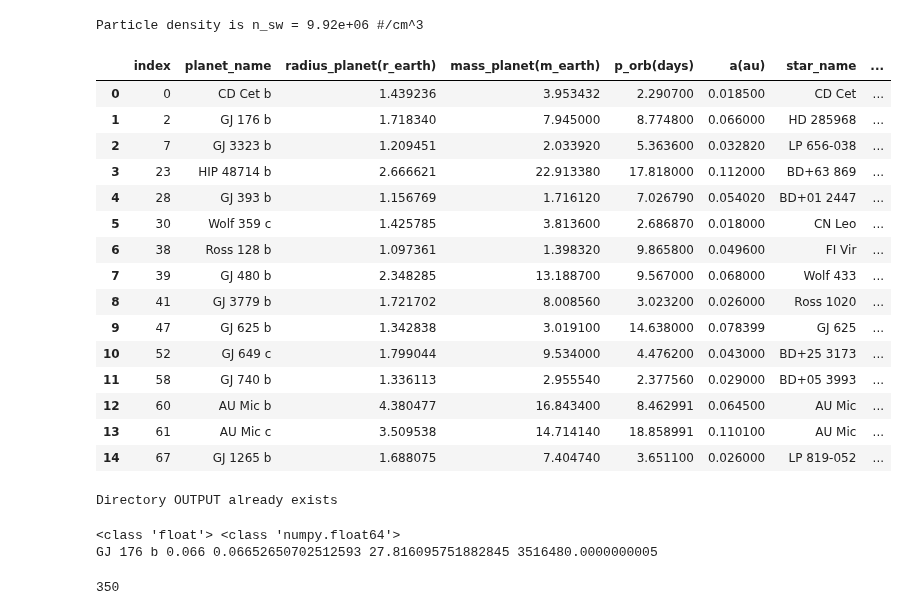
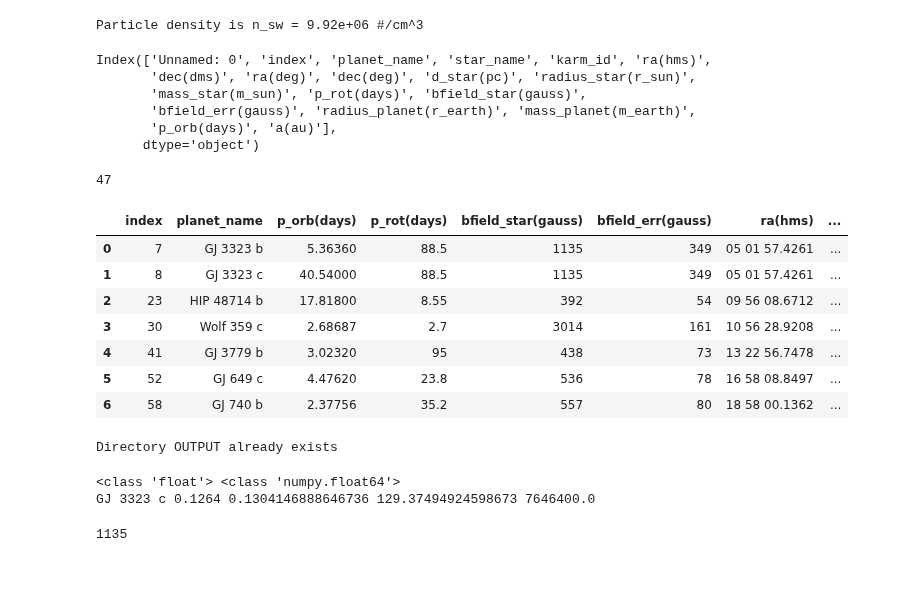
Before and after one commit to mapereztorres/spirou, a Jupyter notebook: SPI.ipynb, the cells around one changed output. Drawn from its saved outputs; the diff is of its cells as text; code cells hidden in the pictures; blank space fills up the shorter version.

Commit message:
Added dataframes

```diff
--- a/SPI.ipynb
+++ b/SPI.ipynb
@@ -73,49 +73,70 @@ n_w = n_wind(M_star_dot, d=0.145*R_sun, v_sw=18.1)
 print("Particle density is n_sw = {0:.2e} #/cm^3".format(n_w))
 # %% [output]
 Particle density is n_sw = 9.92e+06 #/cm^3
+# %%
+df = pd.read_csv("./INPUT/SPI-sources_NO_planets_with_Prot.csv")
+df.columns
+# %% [output]
+Index(['Unnamed: 0', 'index', 'planet_name', 'star_name', 'karm_id', 'ra(hms)',
+       'dec(dms)', 'ra(deg)', 'dec(deg)', 'd_star(pc)', 'radius_star(r_sun)',
+       'mass_star(m_sun)', 'p_rot(days)', 'bfield_star(gauss)',
+       'bfield_err(gauss)', 'radius_planet(r_earth)', 'mass_planet(m_earth)',
+       'p_orb(days)', 'a(au)'],
+      dtype='object')
+# %%
+df = pd.read_csv("./INPUT/SPI-sources_NO_planets_with_Prot.csv")
+df2 = df[["star_name", "ra(hms)", "dec(dms)", "d_star(pc)", "mass_star(m_sun)", "radius_star(r_sun)",
+          "p_rot(days)", "bfield_star(gauss)", "bfield_err(gauss)","ra(deg)", "dec(deg)"]]
+mask_d = df2['d_star(pc)'] < 20.0
+mask_Prot = df2['p_rot(days)'] > 0.0
+mask_Bfield = df2['bfield_star(gauss)'] > 1000.0
+mask_dec    = df2['dec(deg)'] > -30.0
+data = df2[mask_d & mask_Prot & mask_Bfield & mask_dec]
+data.reset_index(inplace=True)
+len(data[:])
+#data[:]
+# %% [output]
+47
 # %%
 #data = pd.read_csv("./INPUT/SPI-sources.csv")
 #df = pd.read_csv("./INPUT/SPI-sources_NO_planets_with_Prot.csv")
 #df = pd.read_csv("./INPUT/StarTable-Reiners.csv")
 #values = {'RA(h)':0.0, 'DEC(deg)': 0.0}
 #data.fillna(value=values)
 #data.sort_values(by="RA (h:m:s)")
+
+
 df = pd.read_csv("./INPUT/SPI-sources_planets_completed_no_NaN.csv")
-df2 = df[["planet_name", "radius_planet(r_earth)", "mass_planet(m_earth)", "p_orb(days)", "a(au)",
-           "star_name", "d_star(pc)", "mass_star(m_sun)", "radius_star(r_sun)", "p_rot(days)", "bfield_star(gauss)", "ra(deg)", "dec(deg)"]]
+df2 = df[["planet_name", "p_orb(days)", "p_rot(days)", "bfield_star(gauss)", "bfield_err(gauss)",
+          "ra(hms)", "dec(dms)", "a(au)", "radius_planet(r_earth)", "mass_planet(m_earth)",
+          "star_name", "d_star(pc)", "mass_star(m_sun)", "radius_star(r_sun)", "ra(deg)", "dec(deg)"]]
 
-mask_d = df2['d_star(pc)'] < 20.0
-mask_Porb = df2['p_orb(days)'] < 20.0
-mask_Bfield = df2['bfield_star(gauss)'] > 250.0
-data = df2[mask_d & mask_Porb & mask_Bfield]
+mask_d      = df2['d_star(pc)'] < 20.0
+mask_Porb   = df2['p_orb(days)'] < 50.0
+mask_a      = df2['a(au)'] < 10.0
+mask_Bfield = df2['bfield_star(gauss)'] > 390.0
+mask_dec    = df2['dec(deg)'] > -30.0
+data = df2[mask_d & mask_Porb & mask_a & mask_Bfield & mask_dec]
 data.reset_index(inplace=True)
-data
+data[:]
 
 #mask_d_Porb[:]
 #type(data["p_orb(days)"][1])
 #for indi in [0, 5, 31, 33, 89, 90, 91, 92]:
 #    print(data[indi:indi+1])
 #indi = 6
 #print(type(df['p_rot(days)'][indi]))
 #df.columns
 #print(df[' Period'][indi])
 # %% [output]
-|  | index | planet_name | radius_planet(r_earth) | mass_planet(m_earth) | p_orb(days) | a(au) | star_name | ... |
-| 0 | 0 | CD Cet b | 1.439236 | 3.953432 | 2.290700 | 0.018500 | CD Cet | ... |
-| 1 | 2 | GJ 176 b | 1.718340 | 7.945000 | 8.774800 | 0.066000 | HD 285968 | ... |
-| 2 | 7 | GJ 3323 b | 1.209451 | 2.033920 | 5.363600 | 0.032820 | LP 656-038 | ... |
-| 3 | 23 | HIP 48714 b | 2.666621 | 22.913380 | 17.818000 | 0.112000 | BD+63 869 | ... |
-| 4 | 28 | GJ 393 b | 1.156769 | 1.716120 | 7.026790 | 0.054020 | BD+01 2447 | ... |
-| 5 | 30 | Wolf 359 c | 1.425785 | 3.813600 | 2.686870 | 0.018000 | CN Leo | ... |
-| 6 | 38 | Ross 128 b | 1.097361 | 1.398320 | 9.865800 | 0.049600 | FI Vir | ... |
-| 7 | 39 | GJ 480 b | 2.348285 | 13.188700 | 9.567000 | 0.068000 | Wolf 433 | ... |
-| 8 | 41 | GJ 3779 b | 1.721702 | 8.008560 | 3.023200 | 0.026000 | Ross 1020 | ... |
-| 9 | 47 | GJ 625 b | 1.342838 | 3.019100 | 14.638000 | 0.078399 | GJ 625 | ... |
-| 10 | 52 | GJ 649 c | 1.799044 | 9.534000 | 4.476200 | 0.043000 | BD+25 3173 | ... |
-| 11 | 58 | GJ 740 b | 1.336113 | 2.955540 | 2.377560 | 0.029000 | BD+05 3993 | ... |
-| 12 | 60 | AU Mic b | 4.380477 | 16.843400 | 8.462991 | 0.064500 | AU Mic | ... |
-| 13 | 61 | AU Mic c | 3.509538 | 14.714140 | 18.858991 | 0.110100 | AU Mic | ... |
-| 14 | 67 | GJ 1265 b | 1.688075 | 7.404740 | 3.651100 | 0.026000 | LP 819-052 | ... |
+|  | index | planet_name | p_orb(days) | p_rot(days) | bfield_star(gauss) | bfield_err(gauss) | ra(hms) | ... |
+| 0 | 7 | GJ 3323 b | 5.36360 | 88.5 | 1135 | 349 | 05 01 57.4261 | ... |
+| 1 | 8 | GJ 3323 c | 40.54000 | 88.5 | 1135 | 349 | 05 01 57.4261 | ... |
+| 2 | 23 | HIP 48714 b | 17.81800 | 8.55 | 392 | 54 | 09 56 08.6712 | ... |
+| 3 | 30 | Wolf 359 c | 2.68687 | 2.7 | 3014 | 161 | 10 56 28.9208 | ... |
+| 4 | 41 | GJ 3779 b | 3.02320 | 95 | 438 | 73 | 13 22 56.7478 | ... |
+| 5 | 52 | GJ 649 c | 4.47620 | 23.8 | 536 | 78 | 16 58 08.8497 | ... |
+| 6 | 58 | GJ 740 b | 2.37756 | 35.2 | 557 | 80 | 18 58 00.1362 | ... |
 # %%
 # Sound speed, in cm/s- Depends only on the Temperature of the stellar corona
 vsound = np.sqrt(5/3 * k_B * T_corona/m_h)
@@ -144,13 +165,13 @@ P_rot_star *= day    # Rotation period  of star, in sec
 print(data['planet_name'][indi], data['a(au)'][indi], semimajor_a, orb_distance, P_rot_star)
 # %% [output]
 <class 'float'> <class 'numpy.float64'>
-GJ 176 b 0.066 0.06652650702512593 27.816095751882845 3516480.0000000005
+GJ 3323 c 0.1264 0.1304146888646736 129.37494924598673 7646400.0
 # %%
 #_orb_2 = (data['a(AU)'][i]*au)/(data['star_radius(R_Sun)'][i]*R_sun)
 #rint(r_orb_2)
 print(data['bfield_star(gauss)'][indi])
 # %% [output]
-350
+1135
 # %%
 def B_shulyak(P_rot):
     """Computes the magnetic field of the star, in Gauss, for an assumed P_rot, in days.
```
Also changed, not shown: parts of 2 cells of this notebook, 1 other file.
